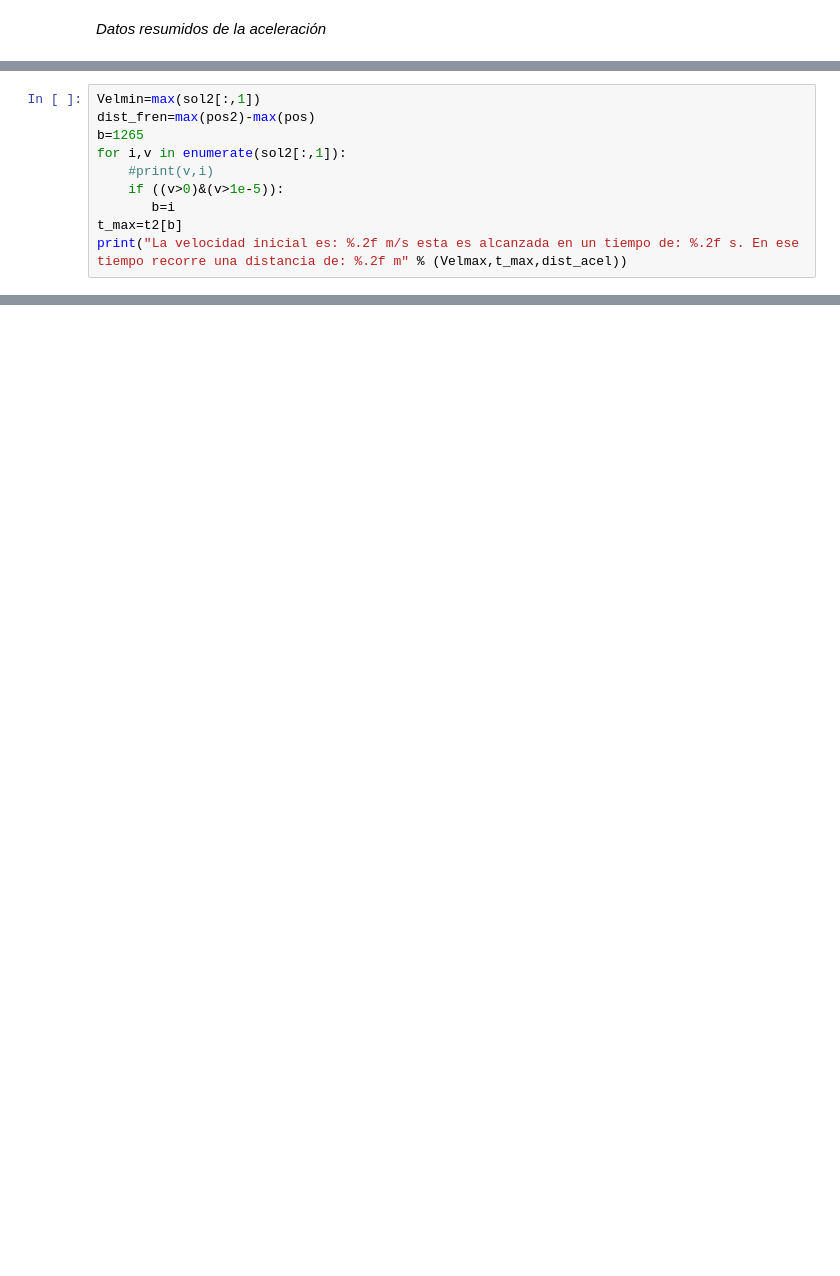
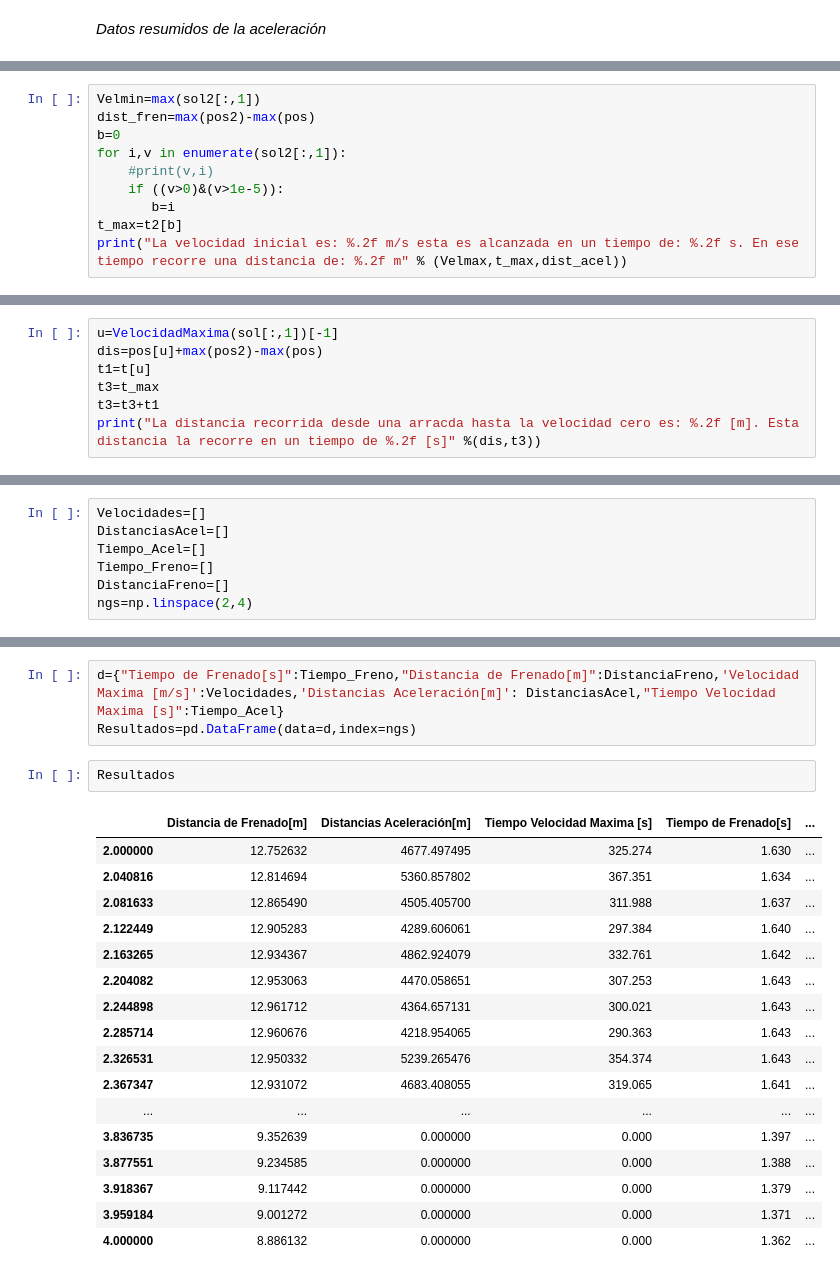
Before and after one commit to OscarEMejia/Herramientas-Computacionales, a Jupyter notebook: Taller_2/Taller_2.ipynb, the cells around one changed output, grey strips where cells are left out. Cells and saved outputs as stored; diff of their text form; blank space fills up the shorter version.

```diff
--- a/Taller_2/Taller_2.ipynb
+++ b/Taller_2/Taller_2.ipynb
@@ -252,7 +247,7 @@ La velocidad maxima es: 14.02 m/s esta es alcanzada en un tiempo de: 60.00 s. En
 # %%
 Velmin=max(sol2[:,1])
 dist_fren=max(pos2)-max(pos)
-b=1265
+b=0
 for i,v in enumerate(sol2[:,1]):
     #print(v,i)
     if ((v>0)&(v>1e-5)):
@@ -263,0 +263,7 @@ La velocidad inicial es: 14.02 m/s esta es alcanzada en un tiempo de: 1.46 s. En
+# %%
+u=VelocidadMaxima(sol[:,1])[-1]
+dis=pos[u]+max(pos2)-max(pos)
+t1=t[u]
+t3=t_max
+t3=t3+t1
+print("La distancia recorrida desde una arracda hasta la velocidad cero es: %.2f [m]. Esta distancia la recorre en un tiempo de %.2f [s]" %(dis,t3))
@@ -263,0 +274,7 @@ La velocidad inicial es: 14.02 m/s esta es alcanzada en un tiempo de: 1.46 s. En
+# %%
+Velocidades=[]
+DistanciasAcel=[]
+Tiempo_Acel=[]
+Tiempo_Freno=[]
+DistanciaFreno=[]
+ngs=np.linspace(2,4)
@@ -263,0 +336,23 @@ La velocidad inicial es: 14.02 m/s esta es alcanzada en un tiempo de: 1.46 s. En
+# %%
+d={"Tiempo de Frenado[s]":Tiempo_Freno,"Distancia de Frenado[m]":DistanciaFreno,'Velocidad Maxima [m/s]':Velocidades,'Distancias Aceleración[m]': DistanciasAcel,"Tiempo Velocidad Maxima [s]":Tiempo_Acel}
+Resultados=pd.DataFrame(data=d,index=ngs)
+# %%
+Resultados
+# %% [output]
+|  | Distancia de Frenado[m] | Distancias Aceleración[m] | Tiempo Velocidad Maxima [s] | Tiempo de Frenado[s] | ... |
+| 2.000000 | 12.752632 | 4677.497495 | 325.274 | 1.630 | ... |
+| 2.040816 | 12.814694 | 5360.857802 | 367.351 | 1.634 | ... |
+| 2.081633 | 12.865490 | 4505.405700 | 311.988 | 1.637 | ... |
+| 2.122449 | 12.905283 | 4289.606061 | 297.384 | 1.640 | ... |
+| 2.163265 | 12.934367 | 4862.924079 | 332.761 | 1.642 | ... |
+| 2.204082 | 12.953063 | 4470.058651 | 307.253 | 1.643 | ... |
+| 2.244898 | 12.961712 | 4364.657131 | 300.021 | 1.643 | ... |
+| 2.285714 | 12.960676 | 4218.954065 | 290.363 | 1.643 | ... |
+| 2.326531 | 12.950332 | 5239.265476 | 354.374 | 1.643 | ... |
+| 2.367347 | 12.931072 | 4683.408055 | 319.065 | 1.641 | ... |
+| ... | ... | ... | ... | ... | ... |
+| 3.836735 | 9.352639 | 0.000000 | 0.000 | 1.397 | ... |
+| 3.877551 | 9.234585 | 0.000000 | 0.000 | 1.388 | ... |
+| 3.918367 | 9.117442 | 0.000000 | 0.000 | 1.379 | ... |
+| 3.959184 | 9.001272 | 0.000000 | 0.000 | 1.371 | ... |
+| 4.000000 | 8.886132 | 0.000000 | 0.000 | 1.362 | ... |
```
Also changed, not shown: parts of 23 cells of this notebook.
